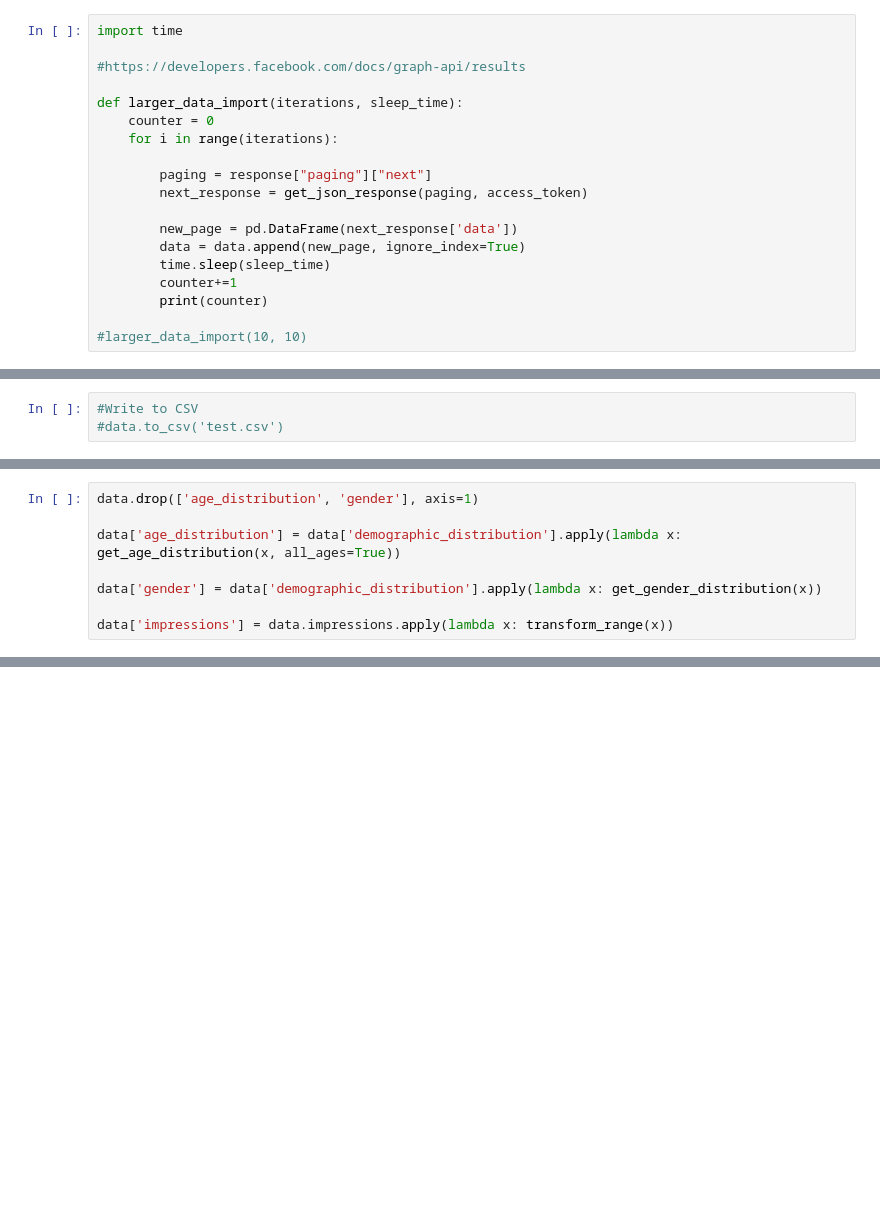
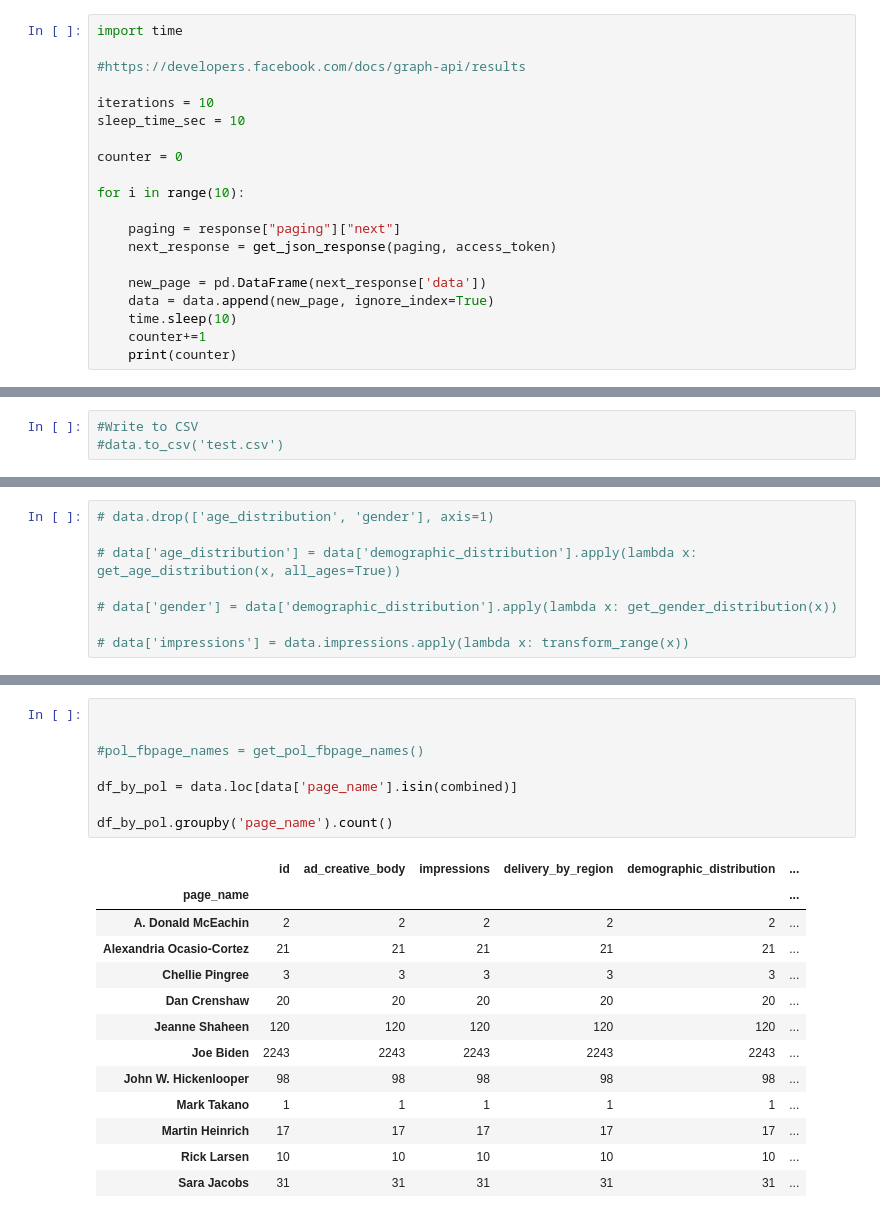
Before and after one commit to lrnz-asnprs/political-ad-api, a Jupyter notebook: notebooks/gustav_notebook.ipynb, the cells around one changed output, grey strips where cells are left out. Drawn from its saved outputs; the diff is of its cells as text; blank space fills up the shorter version.

```diff
--- a/notebooks/gustav_notebook.ipynb
+++ b/notebooks/gustav_notebook.ipynb
@@ -44,17 +42,18 @@ import time
 
 #https://developers.facebook.com/docs/graph-api/results
 
-def larger_data_import(iterations, sleep_time):
-    counter = 0
-    for i in range(iterations):
+iterations = 10
+sleep_time_sec = 10
 
-        paging = response["paging"]["next"]
-        next_response = get_json_response(paging, access_token)
+counter = 0
 
-        new_page = pd.DataFrame(next_response['data'])
-        data = data.append(new_page, ignore_index=True)
-        time.sleep(sleep_time)
-        counter+=1
-        print(counter)
+for i in range(10):
 
-#larger_data_import(10, 10)
+    paging = response["paging"]["next"]
+    next_response = get_json_response(paging, access_token)
+
+    new_page = pd.DataFrame(next_response['data'])
+    data = data.append(new_page, ignore_index=True)
+    time.sleep(10)
+    counter+=1
+    print(counter)
@@ -67,8 +91,8 @@ data.dropna(inplace=True)
 # %%
-data.drop(['age_distribution', 'gender'], axis=1)
+# data.drop(['age_distribution', 'gender'], axis=1)
 
-data['age_distribution'] = data['demographic_distribution'].apply(lambda x: get_age_distribution(x, all_ages=True))
+# data['age_distribution'] = data['demographic_distribution'].apply(lambda x: get_age_distribution(x, all_ages=True))
 
-data['gender'] = data['demographic_distribution'].apply(lambda x: get_gender_distribution(x))
+# data['gender'] = data['demographic_distribution'].apply(lambda x: get_gender_distribution(x))
 
-data['impressions'] = data.impressions.apply(lambda x: transform_range(x))
+# data['impressions'] = data.impressions.apply(lambda x: transform_range(x))
@@ -75 +139,23 @@ data['impressions'] = data.impressions.apply(lambda x: transform_range(x))
+# %%
+
+
+#pol_fbpage_names = get_pol_fbpage_names()
+
+df_by_pol = data.loc[data['page_name'].isin(combined)]
+
+df_by_pol.groupby('page_name').count()
+# %% [output]
+|  | id | ad_creative_body | impressions | delivery_by_region | demographic_distribution | ... |
+| page_name |  |  |  |  |  | ... |
+| A. Donald McEachin | 2 | 2 | 2 | 2 | 2 | ... |
+| Alexandria Ocasio-Cortez | 21 | 21 | 21 | 21 | 21 | ... |
+| Chellie Pingree | 3 | 3 | 3 | 3 | 3 | ... |
+| Dan Crenshaw | 20 | 20 | 20 | 20 | 20 | ... |
+| Jeanne Shaheen | 120 | 120 | 120 | 120 | 120 | ... |
+| Joe Biden | 2243 | 2243 | 2243 | 2243 | 2243 | ... |
+| John W. Hickenlooper | 98 | 98 | 98 | 98 | 98 | ... |
+| Mark Takano | 1 | 1 | 1 | 1 | 1 | ... |
+| Martin Heinrich | 17 | 17 | 17 | 17 | 17 | ... |
+| Rick Larsen | 10 | 10 | 10 | 10 | 10 | ... |
+| Sara Jacobs | 31 | 31 | 31 | 31 | 31 | ... |
 # %%
```
Also changed, not shown: parts of 6 cells of this notebook, 3 other files.
